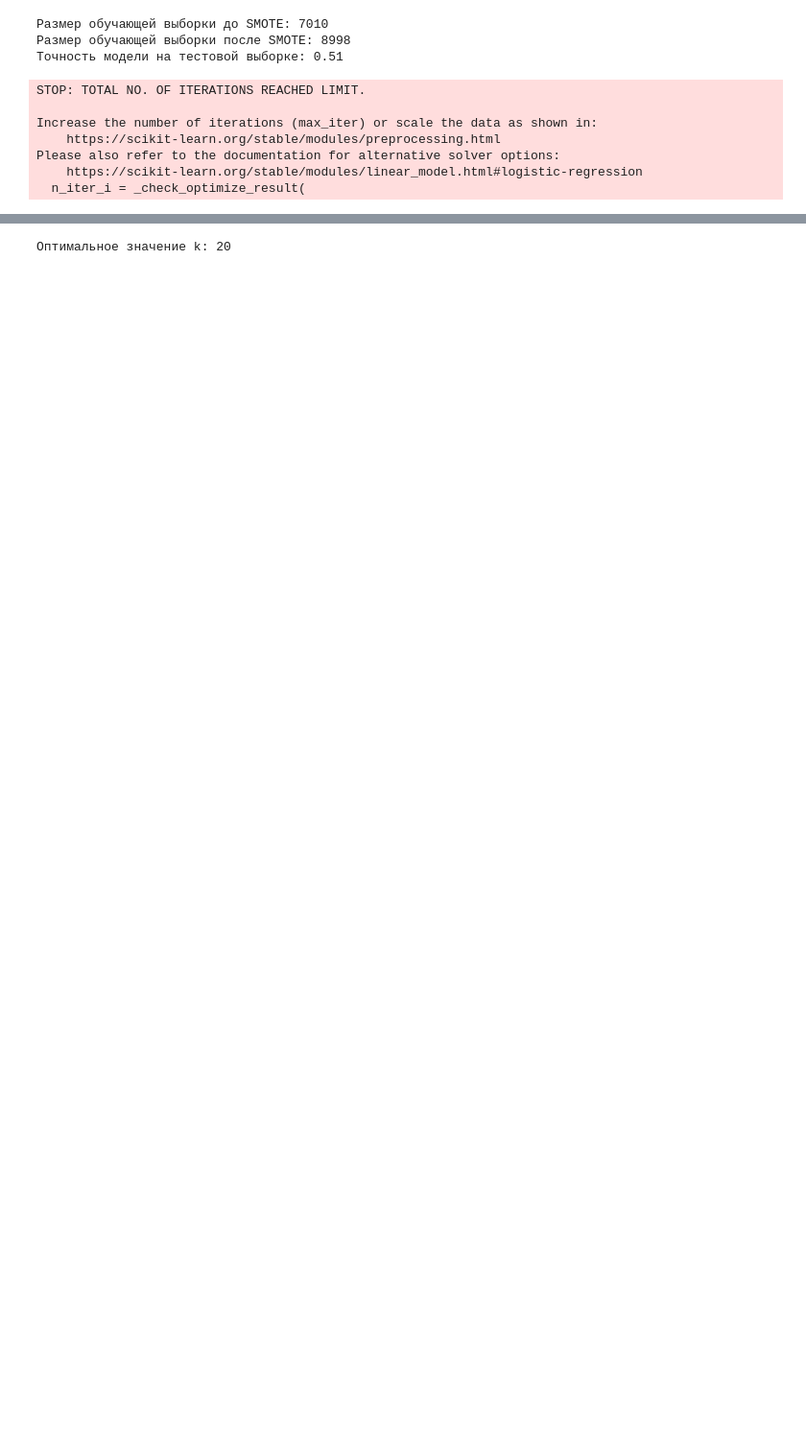
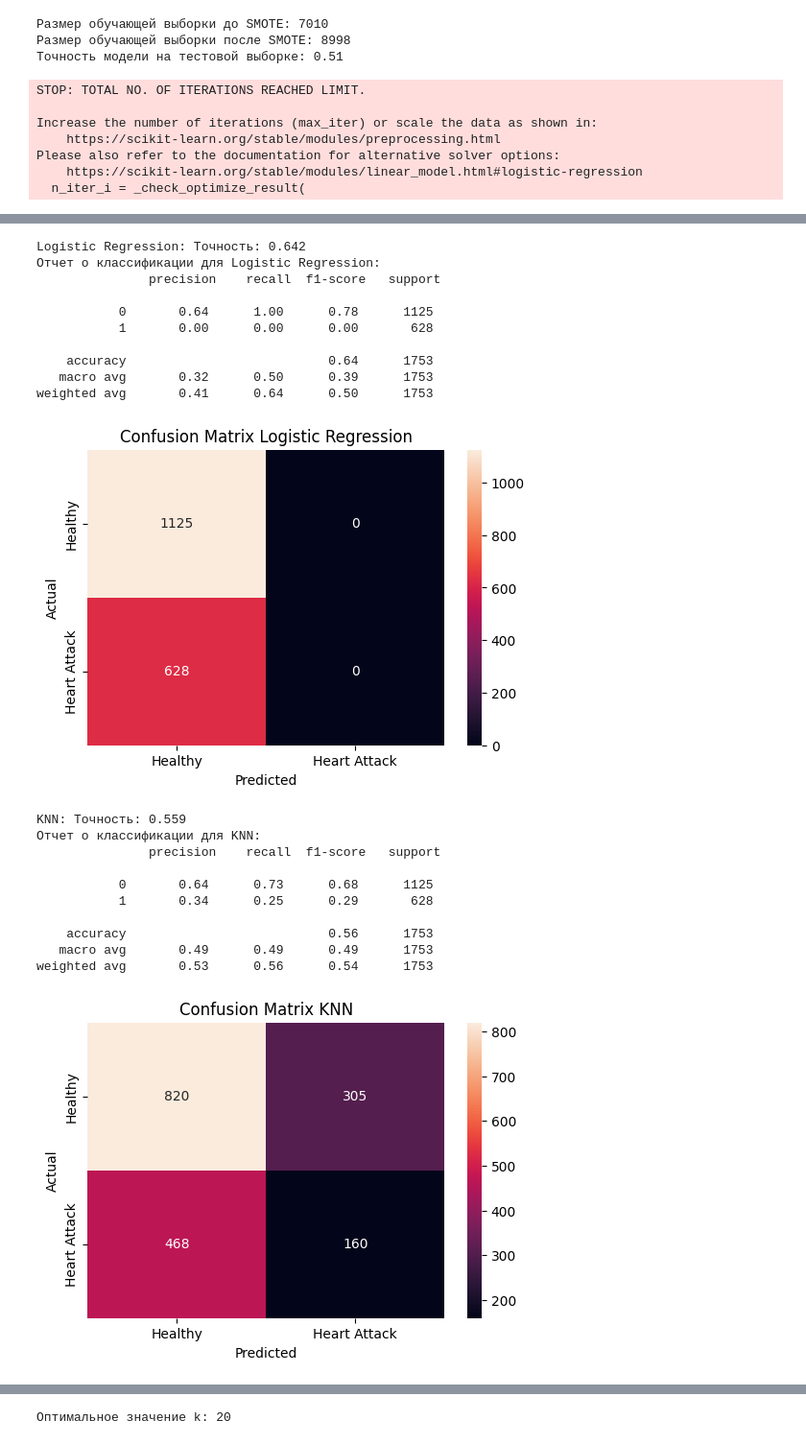
Before and after one commit to artschedrov/fpmi_ml, a Jupyter notebook: zadanie_1.ipynb, the cells around one changed output, grey strips where cells are left out. Shown at 96% size. Saved outputs shown, nothing was run; the diff lists cells and outputs as text; code cells hidden in the pictures; blank space fills up the shorter version.

```diff
--- a/zadanie_1.ipynb
+++ b/zadanie_1.ipynb
@@ -471,0 +500,76 @@ print(f"Точность модели на тестовой выборке: {acc
+# %%
+import xgboost as xgb
+import seaborn as sns
+import matplotlib.pyplot as plt
+from sklearn.metrics import classification_report, confusion_matrix
+
+models = [
+    ('Logistic Regression', LogisticRegression(solver='liblinear')),
+    ('KNN', KNeighborsClassifier()),
+    ('Decision Tree', DecisionTreeClassifier()),
+    ('Naive Bayes', GaussianNB()),
+    ('Support Vector Machine', SVC()),
+    ('GBM', GradientBoostingClassifier(learning_rate=0.01, max_depth=5, min_samples_split=2, n_estimators=100)),
+    ('XGBoost', xgb.XGBClassifier(eval_metric='mlogloss'))
+]
+
+results = []
+names = []
+
+for name, model in models:
+    model.fit(X_train, y_train)
+    y_pred = model.predict(X_test)
+
+    # Accuracy
+    accuracy = model.score(X_test, y_test)
+    results.append(accuracy)
+    names.append(name)
+    print(f"{name}: Точность: {accuracy:.3f}")
+
+    # report
+    print(f"Отчет о классификации для {name}:\n", classification_report(y_test, y_pred))
+    print()
+
+    # Confusion matrix
+    cm = confusion_matrix(y_test, y_pred)
+    plt.figure(figsize=(6, 4))
+    sns.heatmap(cm, annot=True, fmt="d",
+                xticklabels=['Healthy', 'Heart Attack'],
+                yticklabels=['Healthy', 'Heart Attack'])
+    plt.title(f'Confusion Matrix {name}')
+    plt.xlabel('Predicted')
+    plt.ylabel('Actual')
+    plt.show()
+
+# Bar plot for algorithm comparison (accuracies of models)
+plt.figure(figsize=(8, 4))
+sns.barplot(x=names, y=results, palette='viridis')
+plt.title('Сравнение алгоритмов: Точность модели')
+plt.xlabel('Модели')
+plt.ylabel('Точность')
+plt.ylim(0, 1)  # Limiting y-axis from 0 to 1 for accuracy percentage
+plt.xticks(rotation=45)  # Rotate model names for better readability
+plt.show()
+# %% [output]
+Logistic Regression: Точность: 0.642
+Отчет о классификации для Logistic Regression:
+               precision    recall  f1-score   support
+
+           0       0.64      1.00      0.78      1125
+           1       0.00      0.00      0.00       628
+
+    accuracy                           0.64      1753
+   macro avg       0.32      0.50      0.39      1753
+weighted avg       0.41      0.64      0.50      1753
+[figure, added]
+KNN: Точность: 0.559
+Отчет о классификации для KNN:
+               precision    recall  f1-score   support
+
+           0       0.64      0.73      0.68      1125
+           1       0.34      0.25      0.29       628
+
+    accuracy                           0.56      1753
+   macro avg       0.49      0.49      0.49      1753
+weighted avg       0.53      0.56      0.54      1753
+[figure, added]
```
Also changed, not shown: parts of 72 cells of this notebook.
